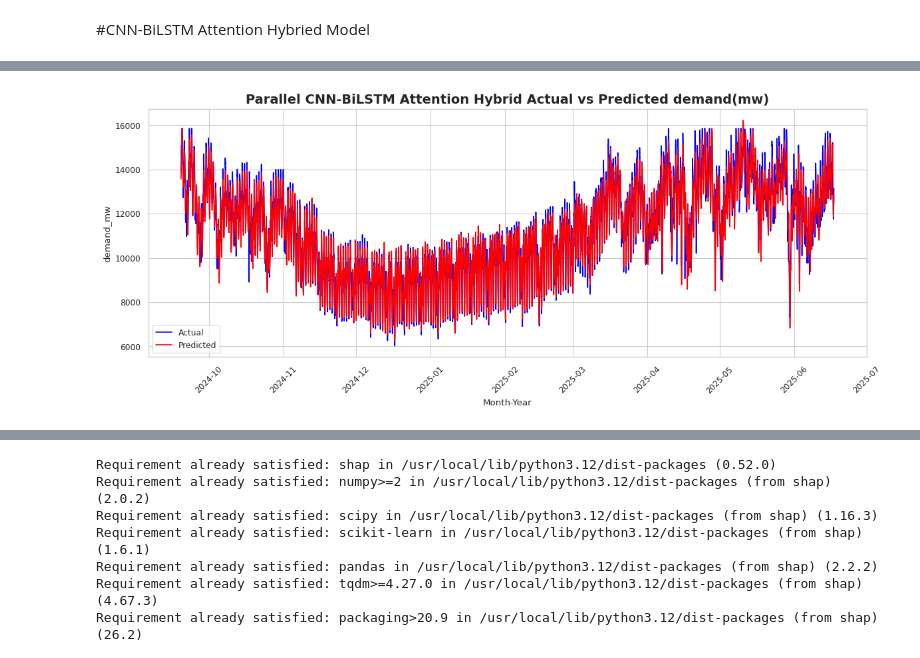
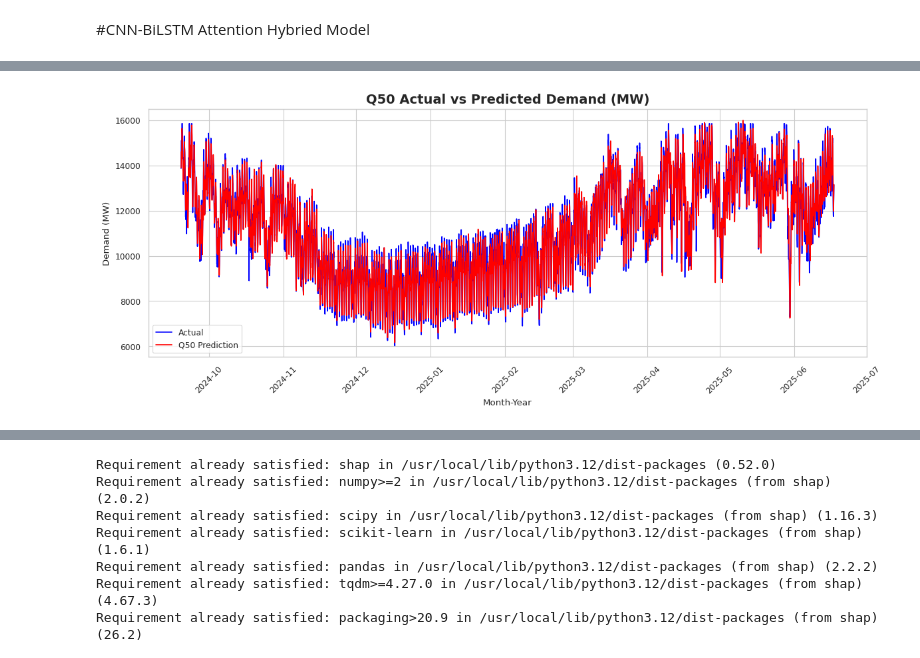
Before and after one commit to Joydas2003/Electrical-Load-Forcasting-Ml, a Jupyter notebook: Machine Learning Based short term Electrical Load Forcasting.ipynb, the cells around one changed output, grey strips where cells are left out. Cells and saved outputs as stored; diff of their text form; code cells hidden in the pictures.

```diff
--- a/Machine Learning Based short term Electrical Load Forcasting.ipynb
+++ b/Machine Learning Based short term Electrical Load Forcasting.ipynb
@@ -1407,12 +1427,22 @@ TOTAL TIME: 107.54328727722168
 # %%
 model.eval()
+
 pred = []
 
 with torch.no_grad():
+
     for xb, _ in test_loader:
-        pred.append(model(xb).cpu().numpy())
+
+        xb = xb.to(device)
+
+        output = model(xb)
+
+        pred.append(
+            output.cpu().numpy()
+        )
 
 y_pred = np.concatenate(pred).reshape(-1)
+
 y_true = y_test_w.reshape(-1)
 # %%
 y_true_inv = sy.inverse_transform(y_true.reshape(-1,1)).reshape(-1)
@@ -1980,38 +2001,57 @@ plt.show()
 # %%
+import matplotlib.pyplot as plt
+import matplotlib.dates as mdates
 
-# correct time index
 time_index = y.iloc[train_size + val_size + w:].index
-
-# convert to Year-Month format
 time_index = pd.to_datetime(time_index)
 
 plt.figure(figsize=(12,5))
 
-plt.plot(time_index, y_true_inv, color='blue', label="Actual")
+plt.plot(
+    time_index,
+    y_true_inv,
+    color="blue",
+    label="Actual"
+)
 
-plt.plot(time_index, y_pred_inv, color='red', label="Predicted")
+plt.plot(
+    time_index,
+    q50,
+    color="red",
+    label="Q50 Prediction"
+)
+
 plt.title(
-    "Parallel CNN-BiLSTM Attention Hybrid Actual vs Predicted demand(mw)",
+    "Q50 Actual vs Predicted Demand (MW)",
     fontsize=14,
-    fontweight='bold'
+    fontweight="bold"
+)
 
+plt.xlabel("Month-Year")
+plt.ylabel("Demand (MW)")
+
+plt.gca().xaxis.set_major_formatter(
+    mdates.DateFormatter("%Y-%m")
 )
-plt.xlabel("Month-Year")
-plt.ylabel("demand_mw")
 
-# format x-axis as Year-Month
-plt.gca().xaxis.set_major_formatter(plt.matplotlib.dates.DateFormatter('%Y-%m'))
 plt.xticks(rotation=45)
 
 plt.legend()
+
 plt.tight_layout()
-plt.savefig("plot.png", dpi=300, bbox_inches='tight')
+
+plt.savefig(
+    "Q50_Actual_vs_Predicted.png",
+    dpi=300,
+    bbox_inches="tight"
+)
+
 from google.colab import files
+files.download("Q50_Actual_vs_Predicted.png")
 
-files.download("plot.png")
 plt.show()
 plt.close()
 # %% [output]
 [interactive output not drawn]
 [interactive output not drawn]
-[figure, old version]
+[figure, new version]
```
Also changed, not shown: parts of 60 cells of this notebook.
